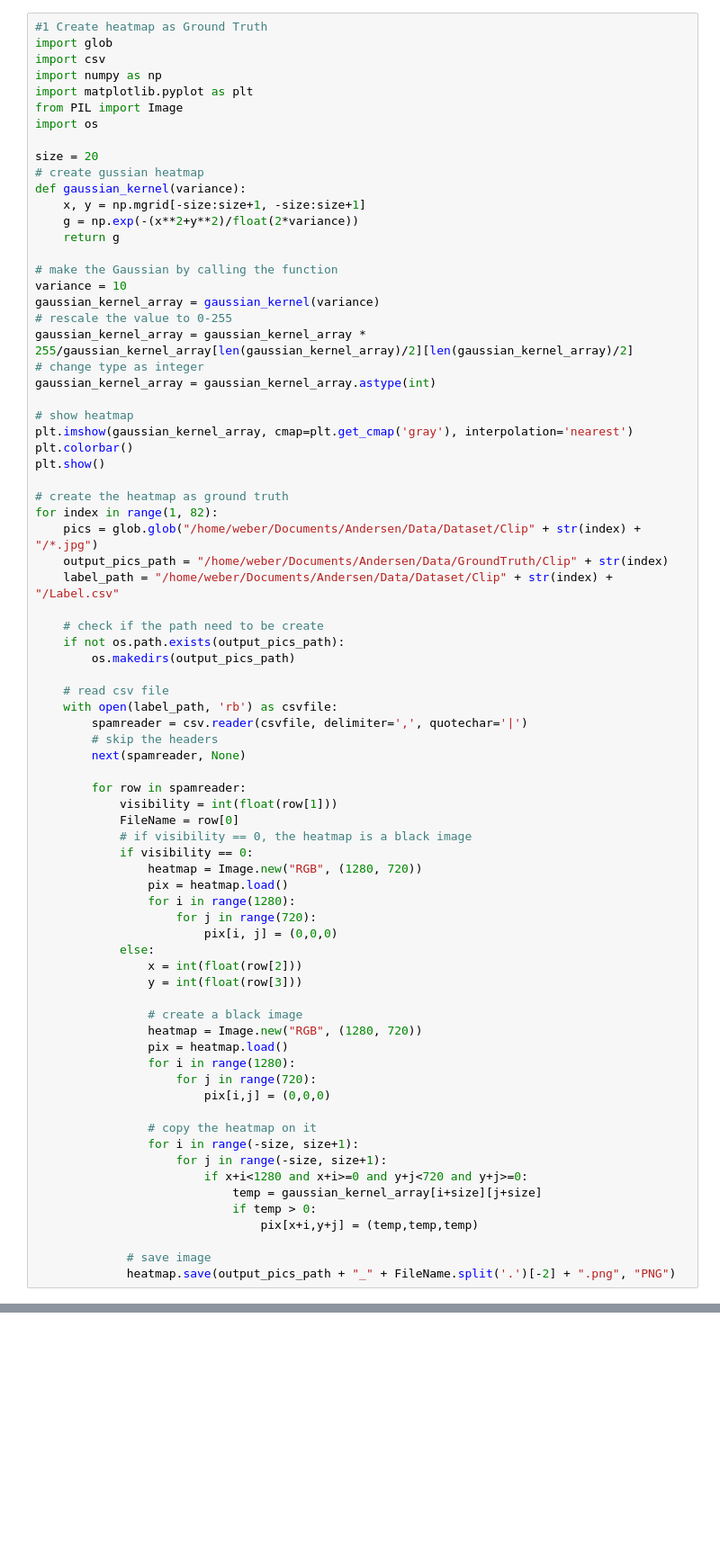
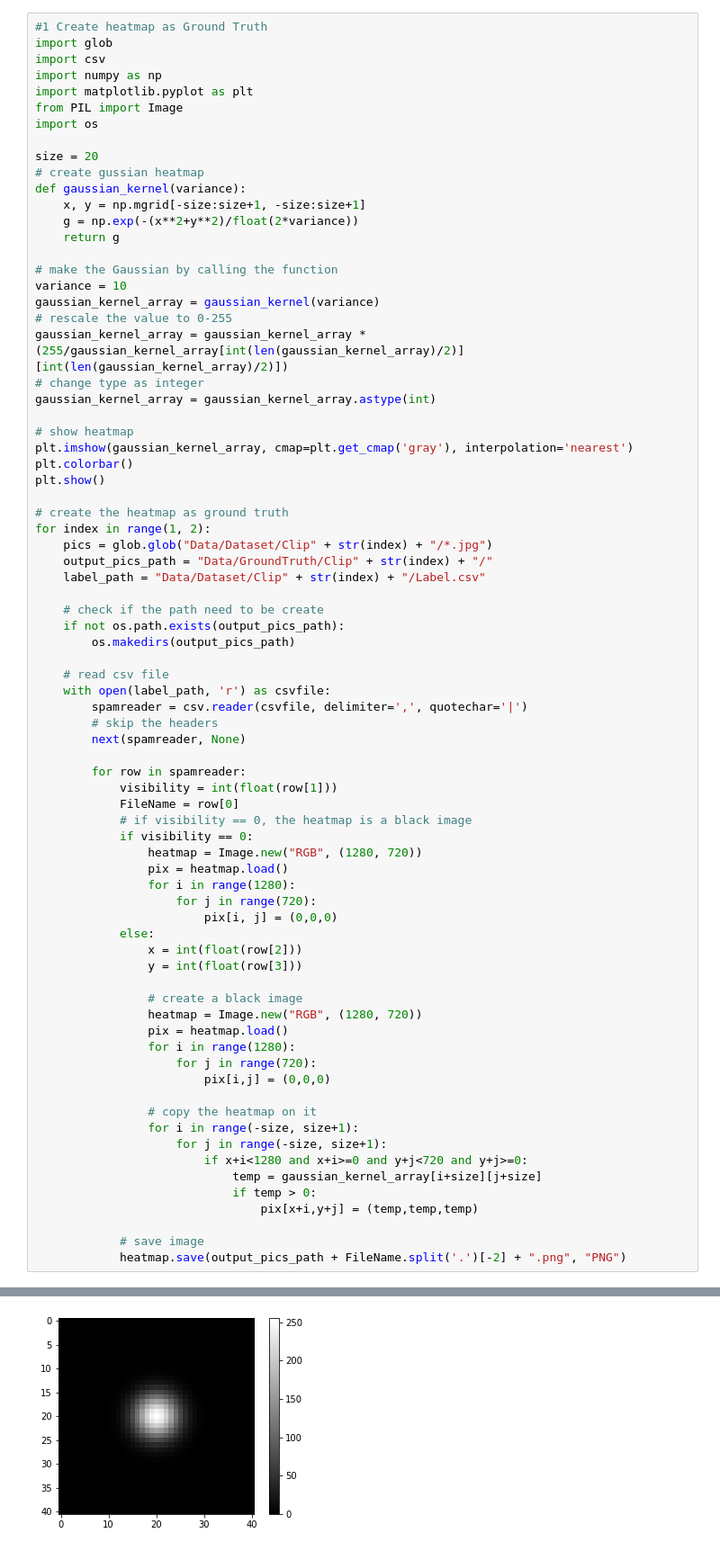
Before and after one commit to tomohitom/Tennis_Game_Analysis, a Jupyter notebook: tracknet.ipynb, the cells around one changed output, grey strips where cells are left out. Shown: that part at 90% size. Drawn from its saved outputs; the diff is of its cells as text; blank space fills up the shorter version.

```diff
--- a/tracknet.ipynb
+++ b/tracknet.ipynb
@@ -35,7 +24,7 @@ def gaussian_kernel(variance):
 variance = 10
 gaussian_kernel_array = gaussian_kernel(variance)
 # rescale the value to 0-255
-gaussian_kernel_array = gaussian_kernel_array * 255/gaussian_kernel_array[len(gaussian_kernel_array)/2][len(gaussian_kernel_array)/2]
+gaussian_kernel_array = gaussian_kernel_array * (255/gaussian_kernel_array[int(len(gaussian_kernel_array)/2)][int(len(gaussian_kernel_array)/2)])
 # change type as integer
 gaussian_kernel_array = gaussian_kernel_array.astype(int)
 
@@ -45,17 +34,17 @@ plt.colorbar()
 plt.show()
 
 # create the heatmap as ground truth
-for index in range(1, 82):
-    pics = glob.glob("/home/weber/Documents/Andersen/Data/Dataset/Clip" + str(index) + "/*.jpg")
-    output_pics_path = "/home/weber/Documents/Andersen/Data/GroundTruth/Clip" + str(index)
-    label_path = "/home/weber/Documents/Andersen/Data/Dataset/Clip" + str(index) + "/Label.csv"
+for index in range(1, 2):
+    pics = glob.glob("Data/Dataset/Clip" + str(index) + "/*.jpg")
+    output_pics_path = "Data/GroundTruth/Clip" + str(index) + "/"
+    label_path = "Data/Dataset/Clip" + str(index) + "/Label.csv"
 
     # check if the path need to be create
     if not os.path.exists(output_pics_path):
         os.makedirs(output_pics_path)
 
     # read csv file
-    with open(label_path, 'rb') as csvfile:
+    with open(label_path, 'r') as csvfile:
         spamreader = csv.reader(csvfile, delimiter=',', quotechar='|')
         # skip the headers
         next(spamreader, None)
@@ -89,6 +78,6 @@ for index in range(1, 82):
                             if temp > 0:
                                 pix[x+i,y+j] = (temp,temp,temp)
 
-             # save image
-             heatmap.save(output_pics_path + "_" + FileName.split('.')[-2] + ".png", "PNG")
+            # save image
+            heatmap.save(output_pics_path + FileName.split('.')[-2] + ".png", "PNG")
 # %% [output]
@@ -96,3 +84,4 @@ IndentationError: ignored
+[figure, added]
 # %%
 #2 Output training data name to csv file for model 1
 import numpy as np
```
Also changed, not shown: parts of 15 cells of this notebook.
